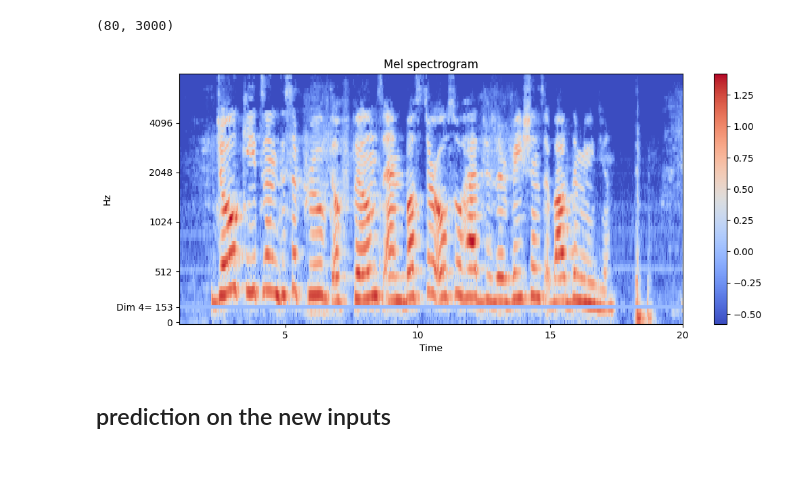
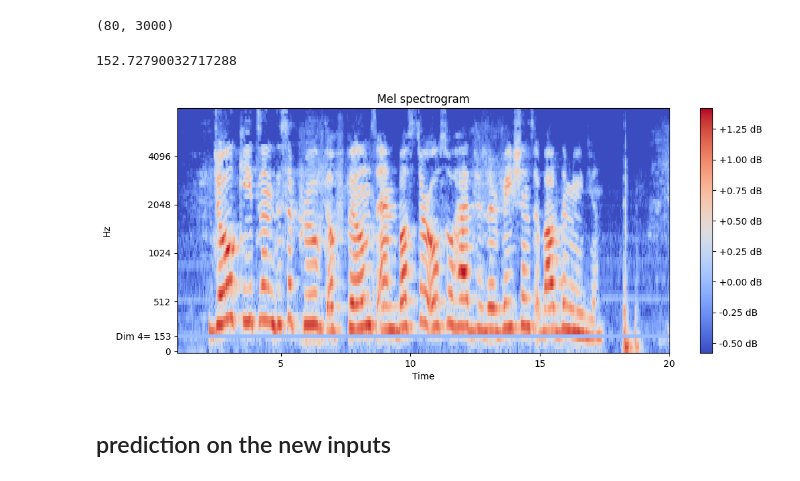
Before and after one commit to diegoquezadac/BATS, a Jupyter notebook: inference.ipynb, the cells around one changed output. Cells and saved outputs as stored; diff of their text form; code cells hidden in the pictures.

```diff
--- a/inference.ipynb
+++ b/inference.ipynb
@@ -319,26 +321,31 @@ mel_whisper_single_example.shape
 mel_frequencies = librosa.mel_frequencies(n_mels=80, fmax=8000)
 
 # La frecuencia correspondiente a la séptima banda de Mel en Hz
-frequency_of_seventh_mel_band = mel_frequencies[4]
+frequency_of_seventh_mel_band = mel_frequencies[dim_to_zero_out]
+# %%
+frequency_of_seventh_mel_band
+# %% [output]
+152.72790032717288
 # %%
 plt.figure().set_figwidth(12)
 librosa.display.specshow(mel_whisper_single_example, x_axis="time", y_axis="mel", sr=sr, fmax=8000)
 plt.xlim([1, 20])
 # Obtener los ticks actuales
 current_yticks = plt.gca().get_yticks()
 y_ticks_labels = [str(int(element)) for element in current_yticks]
 # Combinar los ticks actuales con el nuevo tick
 all_yticks = np.append(current_yticks, frequency_of_seventh_mel_band)
 all_ytick_labels = y_ticks_labels + [f"Dim {dim_to_zero_out}= {frequency_of_seventh_mel_band:.0f}"]
 
 # Establecer los ticks y etiquetas actualizados
 plt.yticks(all_yticks, all_ytick_labels)
 #plt.yticks([frequency_of_seventh_mel_band], ["Dimension 7"])
-plt.colorbar()
+#plt.colorbar()
 plt.title("Mel spectrogram")
+plt.colorbar(format="%+2.2f dB")
 plt.show()
 # %% [output]
-[figure, old version]
+[figure, new version]
 # %% [markdown]
 ## prediction on the new inputs
 # %%
```
Also changed, not shown: parts of 40 cells of this notebook, 4 other files.
